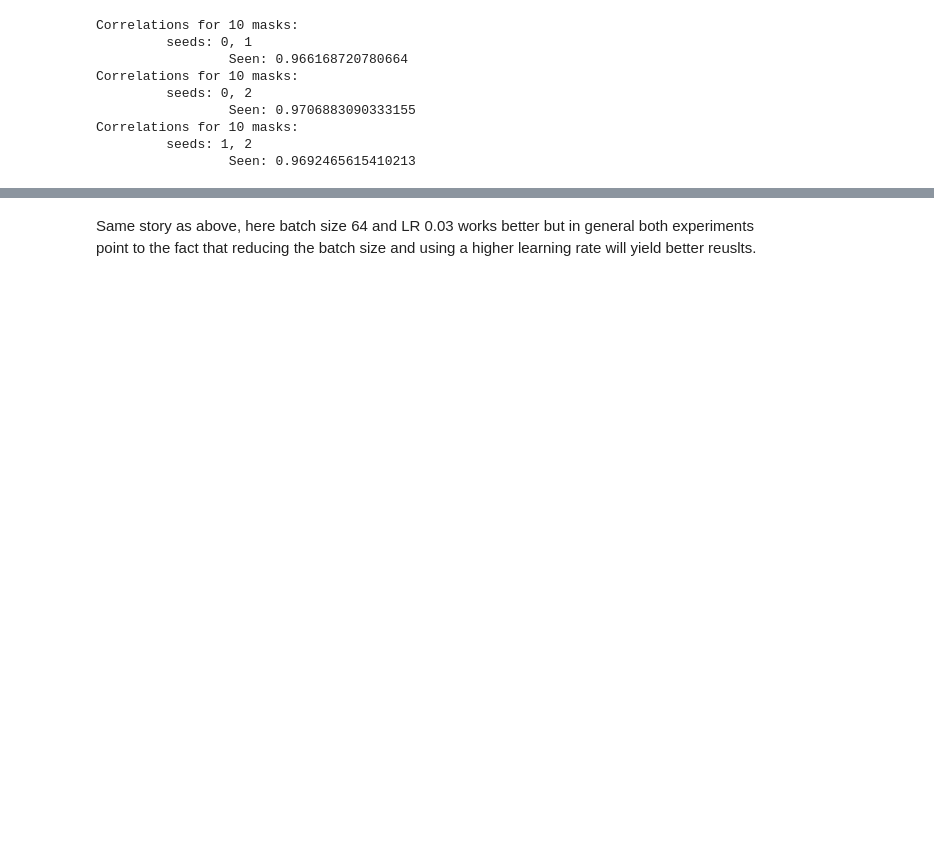
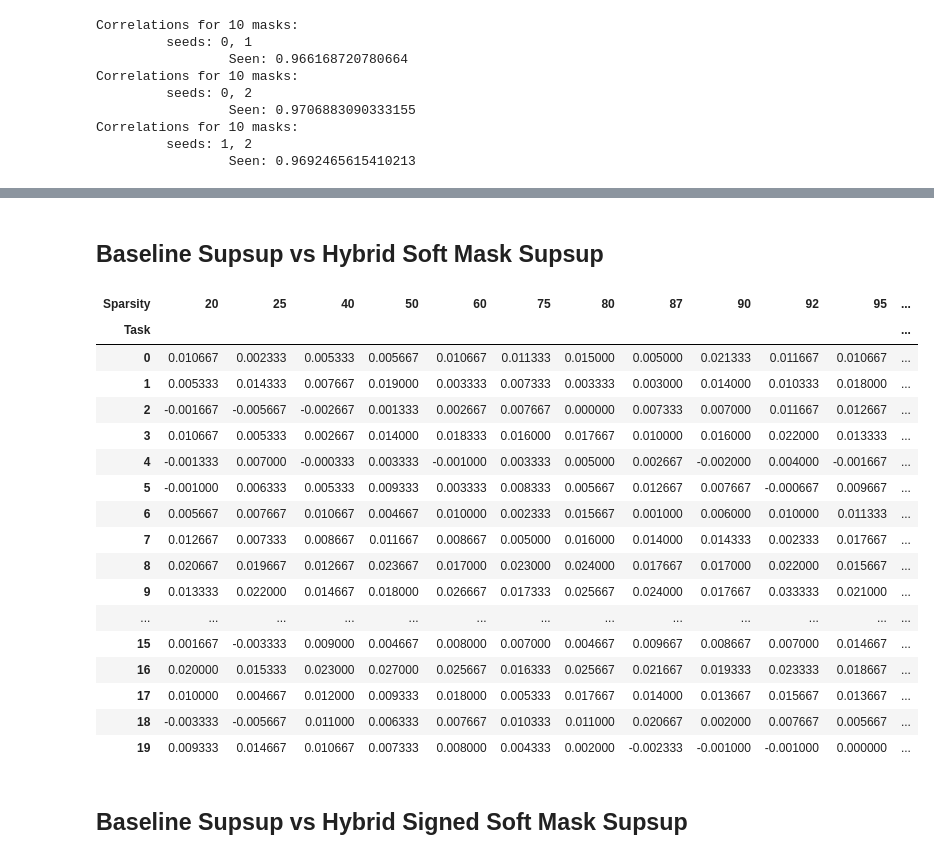
Before and after one commit to dhrupadb/supsup, a Jupyter notebook: notebooks/Experiments Analysis Multi Seed.ipynb, the cells around one changed output, grey strips where cells are left out. Drawn from its saved outputs; the diff is of its cells as text; code cells hidden in the pictures; blank space fills up the shorter version.

```diff
--- a/notebooks/Experiments Analysis Multi Seed.ipynb
+++ b/notebooks/Experiments Analysis Multi Seed.ipynb
@@ -894,24 +346,0 @@ plt.show()
-# %%
-num_tasks = 7
-display(Markdown("## {} basis masks.".format(num_tasks)))
-opt = load_exp(('slurm_supsup_basis_gpu_optimal_start_{}_results.csv'.format(num_tasks), num_tasks))
-baseline = load_exp(('slurm_supsup_basis_gpu_{}_results.csv'.format(num_tasks), num_tasks)).rename(columns={'accuracy': 'accuracy_baseline_128_1e-3'})
-batch_321 = load_exp(('slurm_supsup_basis_gpu_{}_hyperparams_32_3e-2_75_results.csv'.format(num_tasks), num_tasks)).rename(columns={'accuracy': 'accuracy_32_3e-2'})
-batch_322 = load_exp(('slurm_supsup_basis_gpu_{}_hyperparams_32_1e-2_75_results.csv'.format(num_tasks), num_tasks)).rename(columns={'accuracy': 'accuracy_32_1e-2'})
-batch_323 = load_exp(('slurm_supsup_basis_gpu_{}_hyperparams_32_8e-3_75_results.csv'.format(num_tasks), num_tasks)).rename(columns={'accuracy': 'accuracy_32_8e-3'})
-batch_324 = load_exp(('slurm_supsup_basis_gpu_{}_hyperparams_32_5e-3_75_results.csv'.format(num_tasks), num_tasks)).rename(columns={'accuracy': 'accuracy_32_5e-3'})
-batch_325 = load_exp(('slurm_supsup_basis_gpu_{}_hyperparams_32_1e-3_75_results.csv'.format(num_tasks), num_tasks)).rename(columns={'accuracy': 'accuracy_32_1e-3'})
-
-merged = batch_321.merge(batch_322, on=['exp_no', 'seed_val', 'sparsity', 'task', 'epochno', 'ID', 'num_masks', 'is_learned'], suffixes=['_32_3e-2', '_32_1e-2'])\
-     .merge(batch_323, on=['exp_no', 'seed_val', 'sparsity', 'task', 'epochno', 'ID', 'num_masks', 'is_learned'])\
-     .merge(batch_324, on=['exp_no', 'seed_val', 'sparsity', 'task', 'epochno', 'ID', 'num_masks', 'is_learned'])\
-     .merge(batch_325, on=['exp_no', 'seed_val', 'sparsity', 'task', 'epochno', 'ID', 'num_masks', 'is_learned'])\
-     .merge(opt, on=['exp_no', 'seed_val', 'sparsity', 'task', 'epochno', 'ID', 'num_masks', 'is_learned'])\
-     .merge(baseline, on=['exp_no', 'seed_val', 'sparsity', 'task', 'epochno', 'ID', 'num_masks', 'is_learned'])
-
-merged[(~merged['is_learned'])].pivot_table(values=['accuracy', 'accuracy_32_3e-2', 'accuracy_32_1e-2', 'accuracy_32_8e-3', 'accuracy_32_5e-3', 'accuracy_32_1e-3', 'accuracy_baseline_128_1e-3'], index='epochno', columns=['task']).mean(axis=1, level=0)\
-     .plot(title="Accuracy on learned tasks", figsize=(16,8))
-merged[(~merged['is_learned'])].pivot_table(values=['accuracy_32_3e-2', 'accuracy_32_1e-2', 'accuracy_32_8e-3', 'accuracy_32_5e-3', 'accuracy_32_1e-3', 'accuracy_baseline_128_1e-3'], index='epochno', columns=['task']).mean(axis=1, level=0)\
-     .plot(title="Accuracy on learned tasks", figsize=(16,8))
-
-plt.show()
@@ -970,2 +347,31 @@ plt.show()
-# %% [markdown]
-Same story as above, here batch size 64 and LR 0.03 works better but in general both experiments point to the fact that reducing the batch size and using a higher learning rate will yield better reuslts.
+# %% [markdown]
+## Baseline Supsup vs Hybrid Soft Mask Supsup
+# %%
+res_baseline = baseline.groupby(['Task', 'Sparsity'])['Best Val'].mean().unstack()
+# %%
+cm = sns.light_palette("orange", as_cmap=True)
+# %%
+hybrid_norm_comp = (res_baseline - hybrid.groupby(['Task', 'Sparsity'])['Best Val'].mean().unstack()).dropna(axis=1)
+# %%
+hybrid_norm_comp[basis_grp.columns].style.background_gradient(cm)
+# %% [output]
+| Sparsity | 20 | 25 | 40 | 50 | 60 | 75 | 80 | 87 | 90 | 92 | 95 | ... |
+| Task |  |  |  |  |  |  |  |  |  |  |  | ... |
+| 0 | 0.010667 | 0.002333 | 0.005333 | 0.005667 | 0.010667 | 0.011333 | 0.015000 | 0.005000 | 0.021333 | 0.011667 | 0.010667 | ... |
+| 1 | 0.005333 | 0.014333 | 0.007667 | 0.019000 | 0.003333 | 0.007333 | 0.003333 | 0.003000 | 0.014000 | 0.010333 | 0.018000 | ... |
+| 2 | -0.001667 | -0.005667 | -0.002667 | 0.001333 | 0.002667 | 0.007667 | 0.000000 | 0.007333 | 0.007000 | 0.011667 | 0.012667 | ... |
+| 3 | 0.010667 | 0.005333 | 0.002667 | 0.014000 | 0.018333 | 0.016000 | 0.017667 | 0.010000 | 0.016000 | 0.022000 | 0.013333 | ... |
+| 4 | -0.001333 | 0.007000 | -0.000333 | 0.003333 | -0.001000 | 0.003333 | 0.005000 | 0.002667 | -0.002000 | 0.004000 | -0.001667 | ... |
+| 5 | -0.001000 | 0.006333 | 0.005333 | 0.009333 | 0.003333 | 0.008333 | 0.005667 | 0.012667 | 0.007667 | -0.000667 | 0.009667 | ... |
+| 6 | 0.005667 | 0.007667 | 0.010667 | 0.004667 | 0.010000 | 0.002333 | 0.015667 | 0.001000 | 0.006000 | 0.010000 | 0.011333 | ... |
+| 7 | 0.012667 | 0.007333 | 0.008667 | 0.011667 | 0.008667 | 0.005000 | 0.016000 | 0.014000 | 0.014333 | 0.002333 | 0.017667 | ... |
+| 8 | 0.020667 | 0.019667 | 0.012667 | 0.023667 | 0.017000 | 0.023000 | 0.024000 | 0.017667 | 0.017000 | 0.022000 | 0.015667 | ... |
+| 9 | 0.013333 | 0.022000 | 0.014667 | 0.018000 | 0.026667 | 0.017333 | 0.025667 | 0.024000 | 0.017667 | 0.033333 | 0.021000 | ... |
+| ... | ... | ... | ... | ... | ... | ... | ... | ... | ... | ... | ... | ... |
+| 15 | 0.001667 | -0.003333 | 0.009000 | 0.004667 | 0.008000 | 0.007000 | 0.004667 | 0.009667 | 0.008667 | 0.007000 | 0.014667 | ... |
+| 16 | 0.020000 | 0.015333 | 0.023000 | 0.027000 | 0.025667 | 0.016333 | 0.025667 | 0.021667 | 0.019333 | 0.023333 | 0.018667 | ... |
+| 17 | 0.010000 | 0.004667 | 0.012000 | 0.009333 | 0.018000 | 0.005333 | 0.017667 | 0.014000 | 0.013667 | 0.015667 | 0.013667 | ... |
+| 18 | -0.003333 | -0.005667 | 0.011000 | 0.006333 | 0.007667 | 0.010333 | 0.011000 | 0.020667 | 0.002000 | 0.007667 | 0.005667 | ... |
+| 19 | 0.009333 | 0.014667 | 0.010667 | 0.007333 | 0.008000 | 0.004333 | 0.002000 | -0.002333 | -0.001000 | -0.001000 | 0.000000 | ... |
+# %% [markdown]
+## Baseline Supsup vs Hybrid Signed Soft Mask Supsup
```
Also changed, not shown: parts of 237 cells of this notebook, 3 other files.
